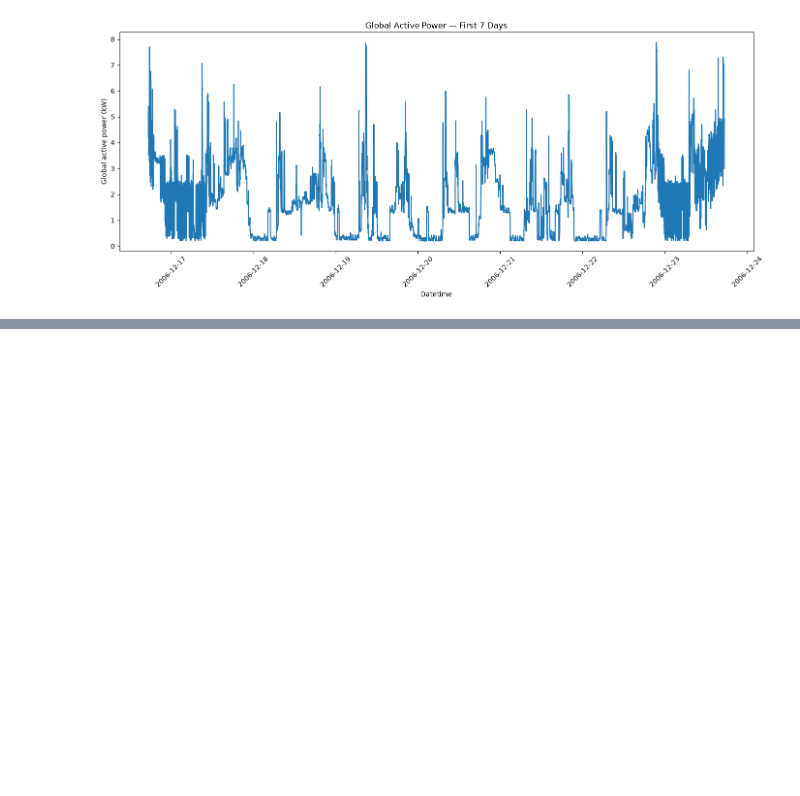
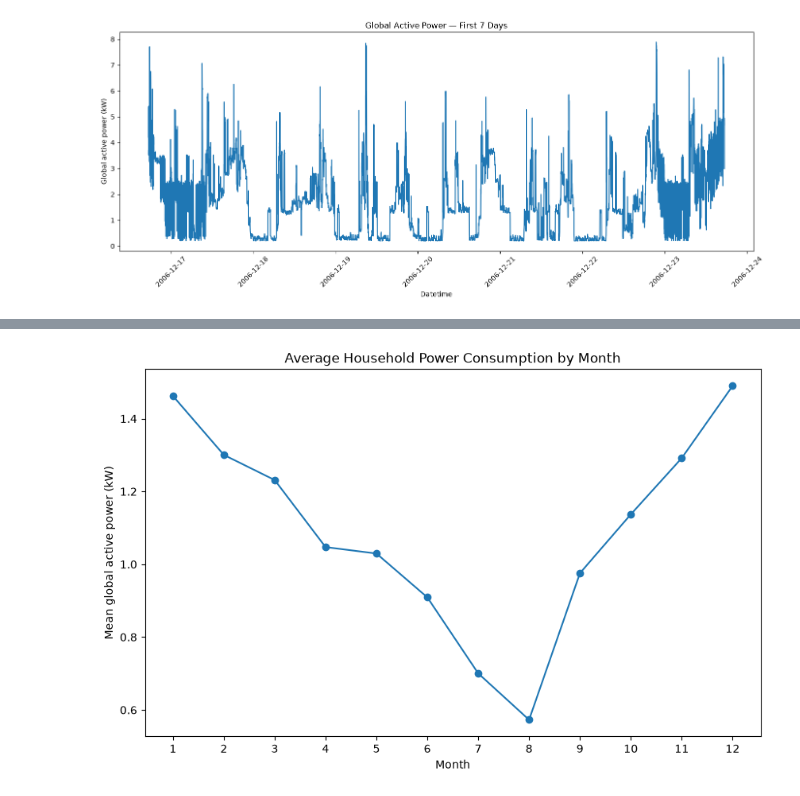
Before and after one commit to dmurray-data/deep-learning-tabular, a Jupyter notebook: notebooks/02_eda.ipynb, the cells around one changed output, grey strips where cells are left out. Saved outputs shown, nothing was run; the diff lists cells and outputs as text; code cells hidden in the pictures; blank space fills up the shorter version.

```diff
--- a/notebooks/02_eda.ipynb
+++ b/notebooks/02_eda.ipynb
@@ -142,0 +235,27 @@ plt.show()
+# %%
+# monthly patterns
+
+df["month"] = df["datetime"].dt.month
+
+monthly_profile = (
+    df.groupby("month")["Global_active_power"]
+    .mean()
+)
+# %%
+plt.figure(figsize=(10, 6))
+
+plt.plot(
+    monthly_profile.index,
+    monthly_profile.values,
+    marker="o"
+)
+
+plt.xlabel("Month")
+plt.ylabel("Mean global active power (kW)")
+plt.title("Average Household Power Consumption by Month")
+
+plt.xticks(range(1, 13))
+
+plt.show()
+# %% [output]
+[figure, added]
```
Also changed, not shown: parts of 11 cells of this notebook.
